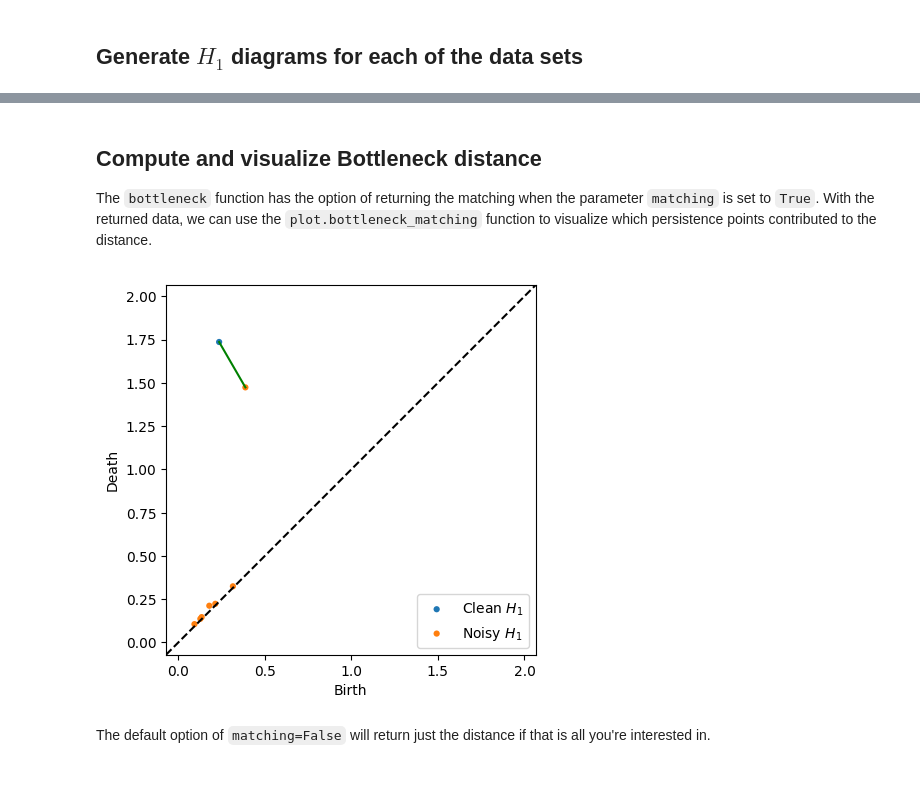
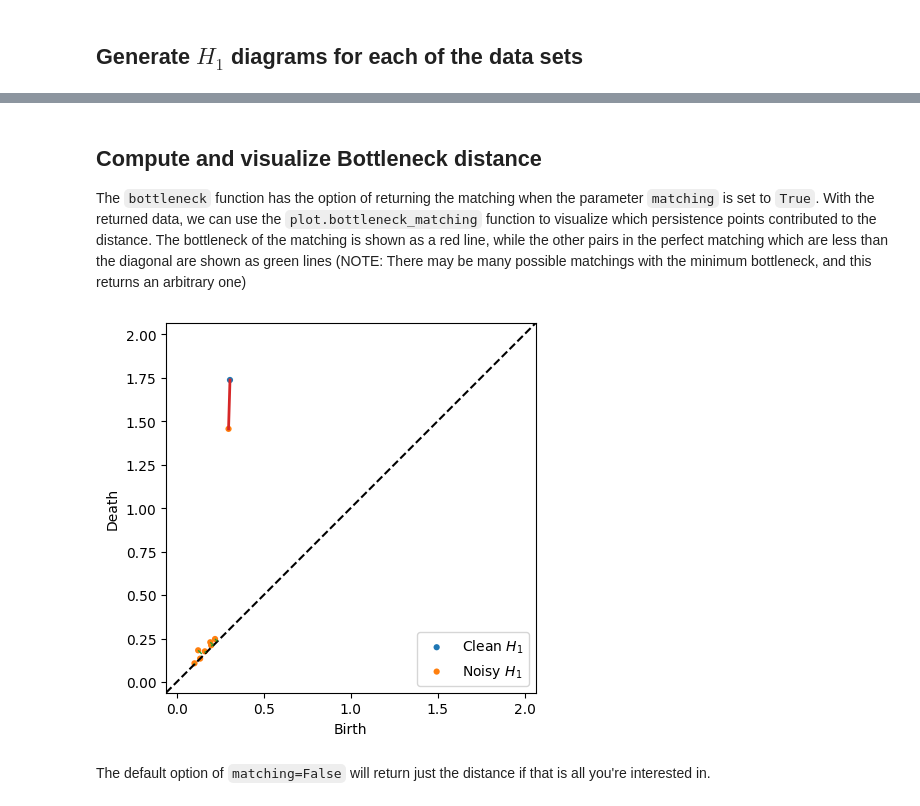
Before and after one commit to scikit-tda/persim, a Jupyter notebook: docs/notebooks/distances.ipynb, the cells around one changed output, grey strips where cells are left out. Drawn from its saved outputs; the diff is of its cells as text; code cells hidden in the pictures; blank space fills up the shorter version.

```diff
--- a/docs/notebooks/distances.ipynb
+++ b/docs/notebooks/distances.ipynb
@@ -35,14 +35,14 @@ plt.show()
 # %% [markdown]
 ## Compute and visualize Bottleneck distance
 
-The `bottleneck` function has the option of returning the matching when the parameter `matching` is set to `True`. With the returned data, we can use the `plot.bottleneck_matching` function to visualize which persistence points contributed to the distance.
+The `bottleneck` function has the option of returning the matching when the parameter `matching` is set to `True`. With the returned data, we can use the `plot.bottleneck_matching` function to visualize which persistence points contributed to the distance.  The bottleneck of the matching is shown as a red line, while the other pairs in the perfect matching which are less than the diagonal are shown as green lines (NOTE: There may be many possible matchings with the minimum bottleneck, and this returns an arbitrary one)
 # %%
-distance_bottleneck, (matching, D) = persim.bottleneck(dgm_clean, dgm_noisy, matching=True)
+distance_bottleneck, matching = persim.bottleneck(dgm_clean, dgm_noisy, matching=True)
 # %%
-persim.bottleneck_matching(dgm_clean, dgm_noisy, matching, D, labels=['Clean $H_1$', 'Noisy $H_1$'])
+persim.bottleneck_matching(dgm_clean, dgm_noisy, matching, labels=['Clean $H_1$', 'Noisy $H_1$'])
 plt.show()
 # %% [output]
-[figure, old version]
+[figure, new version]
 # %% [markdown]
 The default option of `matching=False` will return just the distance if that is all you're interested in.
 # %%
```
Also changed, not shown: parts of 14 cells of this notebook, 5 other files.
